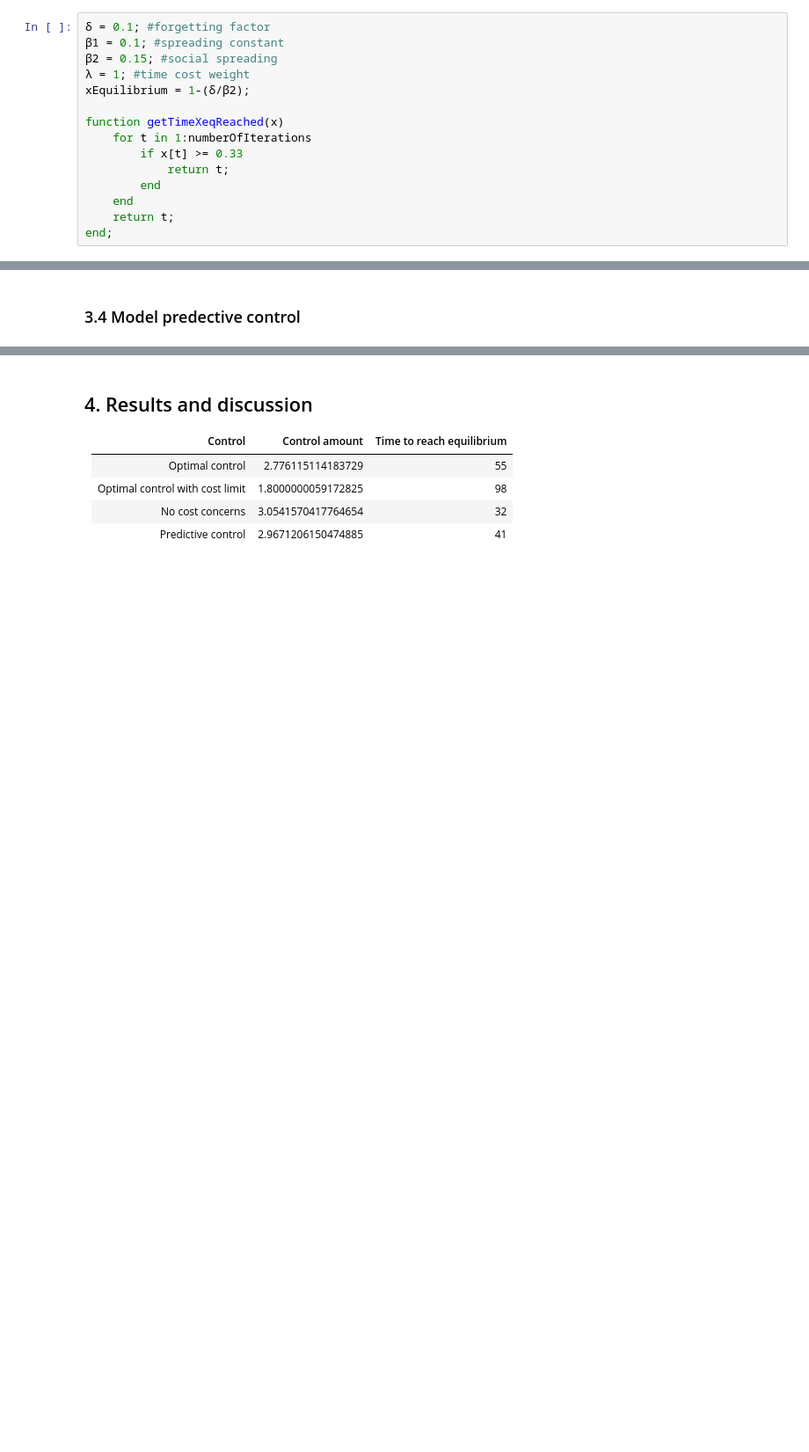
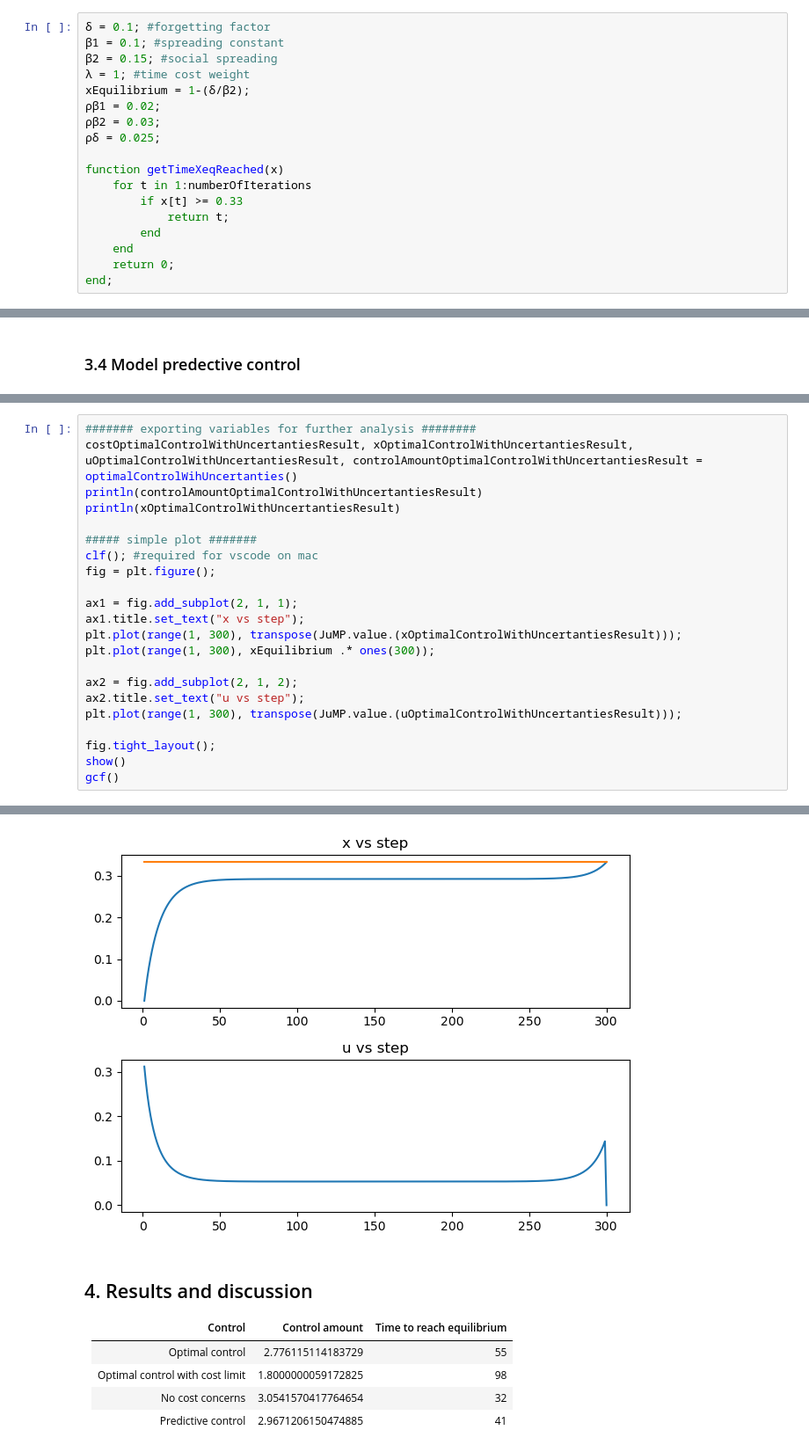
Before and after one commit to Gabrieljsss/information-spread-optimization-model, a Jupyter notebook: modelo_relatorio_projeto_2022.ipynb, the cells around one changed output, grey strips where cells are left out. Shown at 88% size. Drawn from its saved outputs; the diff is of its cells as text; blank space fills up the shorter version.

```diff
--- a/modelo_relatorio_projeto_2022.ipynb
+++ b/modelo_relatorio_projeto_2022.ipynb
@@ -152,6 +152,9 @@ Pkg.add("Ipopt");
 β2 = 0.15; #social spreading
 λ = 1; #time cost weight
 xEquilibrium = 1-(δ/β2);
+ρβ1 = 0.02;
+ρβ2 = 0.03;
+ρδ = 0.025;
 
 function getTimeXeqReached(x)
     for t in 1:numberOfIterations
@@ -159,7 +162,7 @@ function getTimeXeqReached(x)
             return t;
         end
     end
-    return t;
+    return 0;
 end;
 # %% [markdown]
 <h3> 3.1 Optimal control </h3>
@@ -416,0 +443,23 @@ gcf()
+# %%
+####### exporting variables for further analysis ########
+costOptimalControlWithUncertantiesResult, xOptimalControlWithUncertantiesResult, uOptimalControlWithUncertantiesResult, controlAmountOptimalControlWithUncertantiesResult = optimalControlWihUncertanties()
+println(controlAmountOptimalControlWithUncertantiesResult)
+println(xOptimalControlWithUncertantiesResult)
+
+##### simple plot #######
+clf(); #required for vscode on mac
+fig = plt.figure();
+
+ax1 = fig.add_subplot(2, 1, 1);
+ax1.title.set_text("x vs step");
+plt.plot(range(1, 300), transpose(JuMP.value.(xOptimalControlWithUncertantiesResult)));
+plt.plot(range(1, 300), xEquilibrium .* ones(300));
+
+ax2 = fig.add_subplot(2, 1, 2);
+ax2.title.set_text("u vs step");
+plt.plot(range(1, 300), transpose(JuMP.value.(uOptimalControlWithUncertantiesResult)));
+
+fig.tight_layout();
+show()
+gcf()
+# %% [output]
@@ -417,3 +468,4 @@ gcf()
+[figure, added]
 # %% [markdown]
 ## 4. Results and discussion ##
 
```
Also changed, not shown: parts of 11 cells of this notebook.
